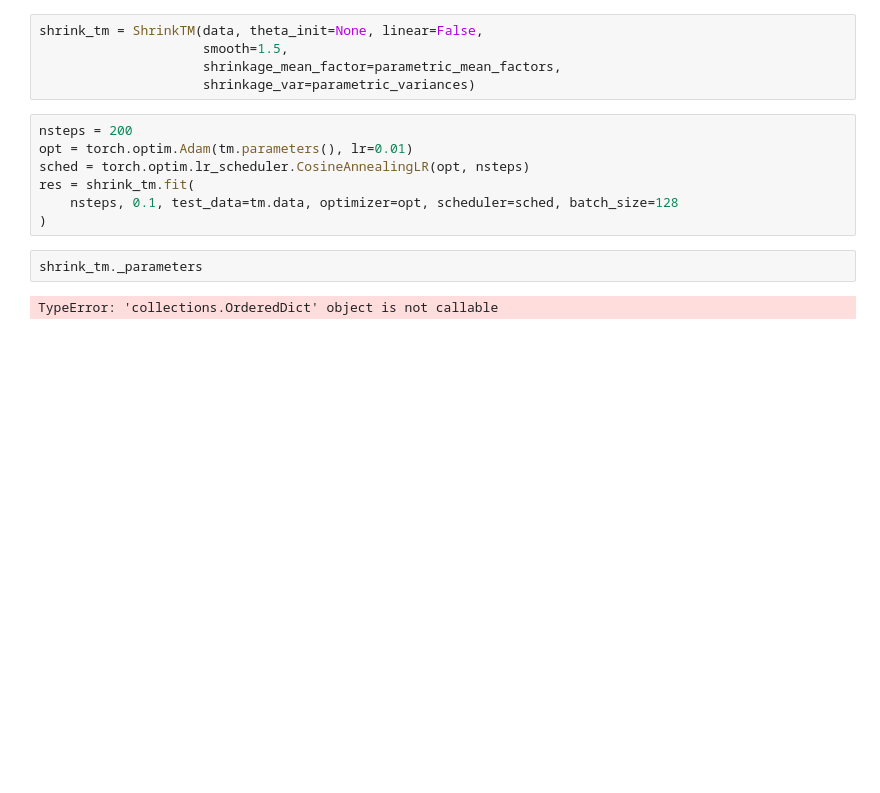
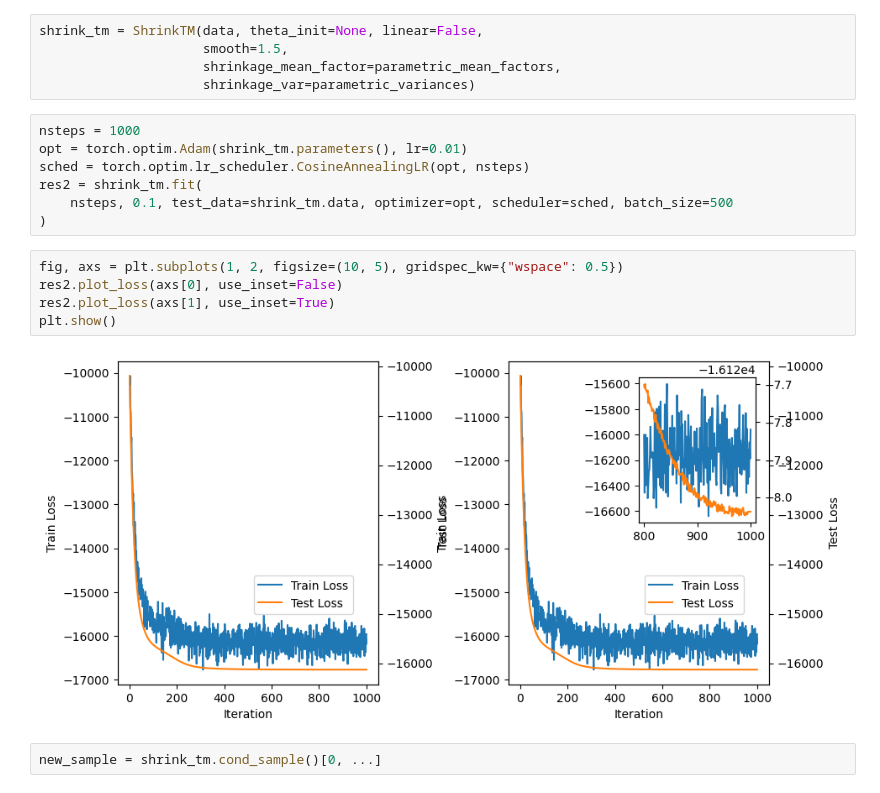
Before and after one commit to katzfuss-group/batram, a Jupyter notebook: notebooks/fit-shrinkage-tm.ipynb, the cells around one changed output. Drawn from its saved outputs; the diff is of its cells as text; blank space fills up the shorter version.

```diff
--- a/notebooks/fit-shrinkage-tm.ipynb
+++ b/notebooks/fit-shrinkage-tm.ipynb
@@ -165,13 +120,18 @@ shrink_tm = ShrinkTM(data, theta_init=None, linear=False,
                      shrinkage_mean_factor=parametric_mean_factors,
                      shrinkage_var=parametric_variances)
 # %%
-nsteps = 200
-opt = torch.optim.Adam(tm.parameters(), lr=0.01)
+nsteps = 1000
+opt = torch.optim.Adam(shrink_tm.parameters(), lr=0.01)
 sched = torch.optim.lr_scheduler.CosineAnnealingLR(opt, nsteps)
-res = shrink_tm.fit(
-    nsteps, 0.1, test_data=tm.data, optimizer=opt, scheduler=sched, batch_size=128
+res2 = shrink_tm.fit(
+    nsteps, 0.1, test_data=shrink_tm.data, optimizer=opt, scheduler=sched, batch_size=500
 )
-# %%
-shrink_tm._parameters
-# %% [output]
-TypeError: 'collections.OrderedDict' object is not callable
+# %%
+fig, axs = plt.subplots(1, 2, figsize=(10, 5), gridspec_kw={"wspace": 0.5})
+res2.plot_loss(axs[0], use_inset=False)
+res2.plot_loss(axs[1], use_inset=True)
+plt.show()
+# %% [output]
+[figure, added]
+# %%
+new_sample = shrink_tm.cond_sample()[0, ...]
```
Also changed, not shown: parts of 10 cells of this notebook, 1 other file.
